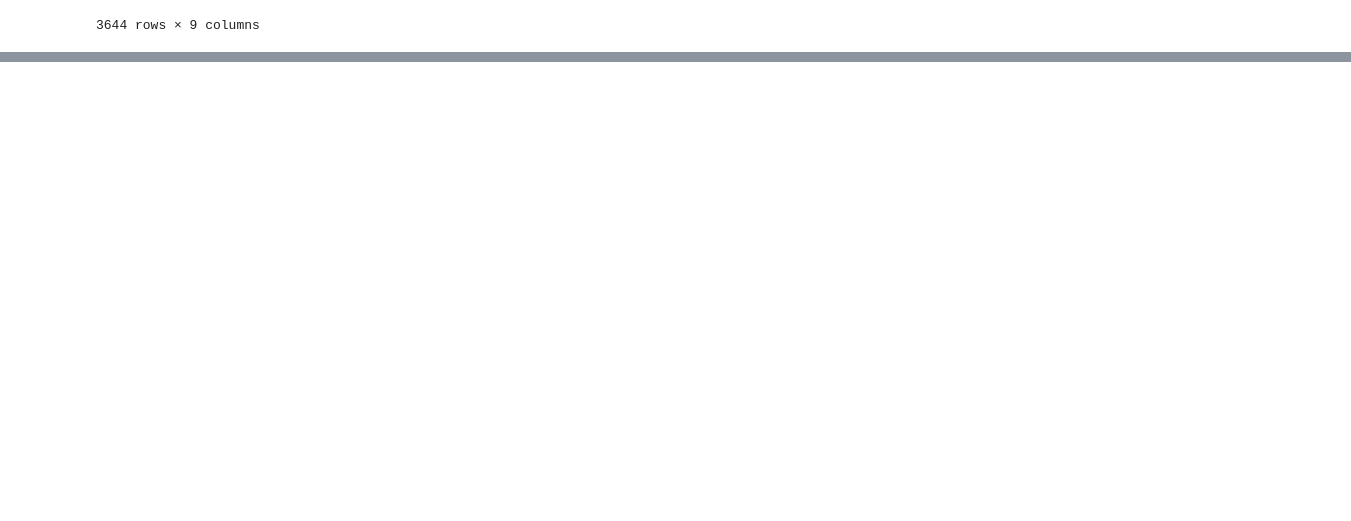
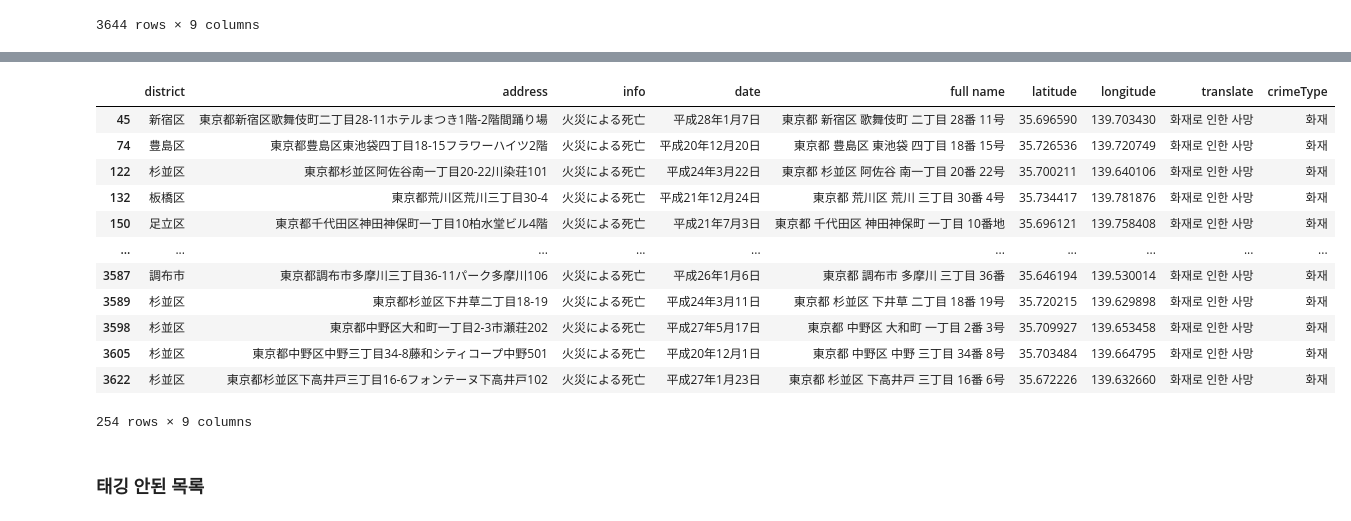
Before and after one commit to zinnie1025/AirbnbWise, a Jupyter notebook: Dataset_Processing/yunyoung/oshima_data_tagging.ipynb, the cells around one changed output, grey strips where cells are left out. Cells and saved outputs as stored; diff of their text form; code cells hidden in the pictures; blank space fills up the shorter version.

```diff
--- a/Dataset_Processing/yunyoung/oshima_data_tagging.ipynb
+++ b/Dataset_Processing/yunyoung/oshima_data_tagging.ipynb
@@ -526,0 +509,5 @@ df_unique
+# %%
+import pandas as pd
+
+oshima_kr = pd.read_csv('../yunyoung/data/translate.csv', index_col=0)
+oshima_kr
@@ -526,0 +548,4 @@ df_unique
+# %%
+df_unique = oshima_kr.drop_duplicates(subset=['address'])
+df_unique.reset_index(drop=True, inplace = True)
+df_unique
@@ -526,0 +609,12 @@ df_unique
+# %%
+import numpy as np
+df_unique.loc[:, 'crimeType'] = np.nan
+
+for idx in range(df_unique.shape[0]):
+    for key, value in keyword_mapping.items():
+        try:
+            if key in str(df_unique.loc[idx, 'info']):
+                df_unique.loc[idx, 'crimeType'] = value
+                break
+        except KeyError:
+                continue
@@ -526,0 +644,18 @@ df_unique
+# %%
+df_unique[df_unique['info']=='火災による死亡']
+# %% [output]
+|  | district | address | info | date | full name | latitude | longitude | translate | crimeType |
+| 45 | 新宿区 | 東京都新宿区歌舞伎町二丁目28-11ホテルまつき1階-2階間踊り場 | 火災による死亡 | 平成28年1月7日 | 東京都 新宿区 歌舞伎町 二丁目 28番 11号 | 35.696590 | 139.703430 | 화재로 인한 사망 | 화재 |
+| 74 | 豊島区 | 東京都豊島区東池袋四丁目18-15フラワーハイツ2階 | 火災による死亡 | 平成20年12月20日 | 東京都 豊島区 東池袋 四丁目 18番 15号 | 35.726536 | 139.720749 | 화재로 인한 사망 | 화재 |
+| 122 | 杉並区 | 東京都杉並区阿佐谷南一丁目20-22川染荘101 | 火災による死亡 | 平成24年3月22日 | 東京都 杉並区 阿佐谷 南一丁目 20番 22号 | 35.700211 | 139.640106 | 화재로 인한 사망 | 화재 |
+| 132 | 板橋区 | 東京都荒川区荒川三丁目30-4 | 火災による死亡 | 平成21年12月24日 | 東京都 荒川区 荒川 三丁目 30番 4号 | 35.734417 | 139.781876 | 화재로 인한 사망 | 화재 |
+| 150 | 足立区 | 東京都千代田区神田神保町一丁目10柏水堂ビル4階 | 火災による死亡 | 平成21年7月3日 | 東京都 千代田区 神田神保町 一丁目 10番地 | 35.696121 | 139.758408 | 화재로 인한 사망 | 화재 |
+| ... | ... | ... | ... | ... | ... | ... | ... | ... | ... |
+| 3587 | 調布市 | 東京都調布市多摩川三丁目36-11パーク多摩川106 | 火災による死亡 | 平成26年1月6日 | 東京都 調布市 多摩川 三丁目 36番 | 35.646194 | 139.530014 | 화재로 인한 사망 | 화재 |
+| 3589 | 杉並区 | 東京都杉並区下井草二丁目18-19 | 火災による死亡 | 平成24年3月11日 | 東京都 杉並区 下井草 二丁目 18番 19号 | 35.720215 | 139.629898 | 화재로 인한 사망 | 화재 |
+| 3598 | 杉並区 | 東京都中野区大和町一丁目2-3市瀬荘202 | 火災による死亡 | 平成27年5月17日 | 東京都 中野区 大和町 一丁目 2番 3号 | 35.709927 | 139.653458 | 화재로 인한 사망 | 화재 |
+| 3605 | 杉並区 | 東京都中野区中野三丁目34-8藤和シティコープ中野501 | 火災による死亡 | 平成20年12月1日 | 東京都 中野区 中野 三丁目 34番 8号 | 35.703484 | 139.664795 | 화재로 인한 사망 | 화재 |
+| 3622 | 杉並区 | 東京都杉並区下高井戸三丁目16-6フォンテーヌ下高井戸102 | 火災による死亡 | 平成27年1月23日 | 東京都 杉並区 下高井戸 三丁目 16番 6号 | 35.672226 | 139.632660 | 화재로 인한 사망 | 화재 |
+254 rows × 9 columns
+# %% [markdown]
+### 태깅 안된 목록
```
Also changed, not shown: parts of 13 cells of this notebook.
